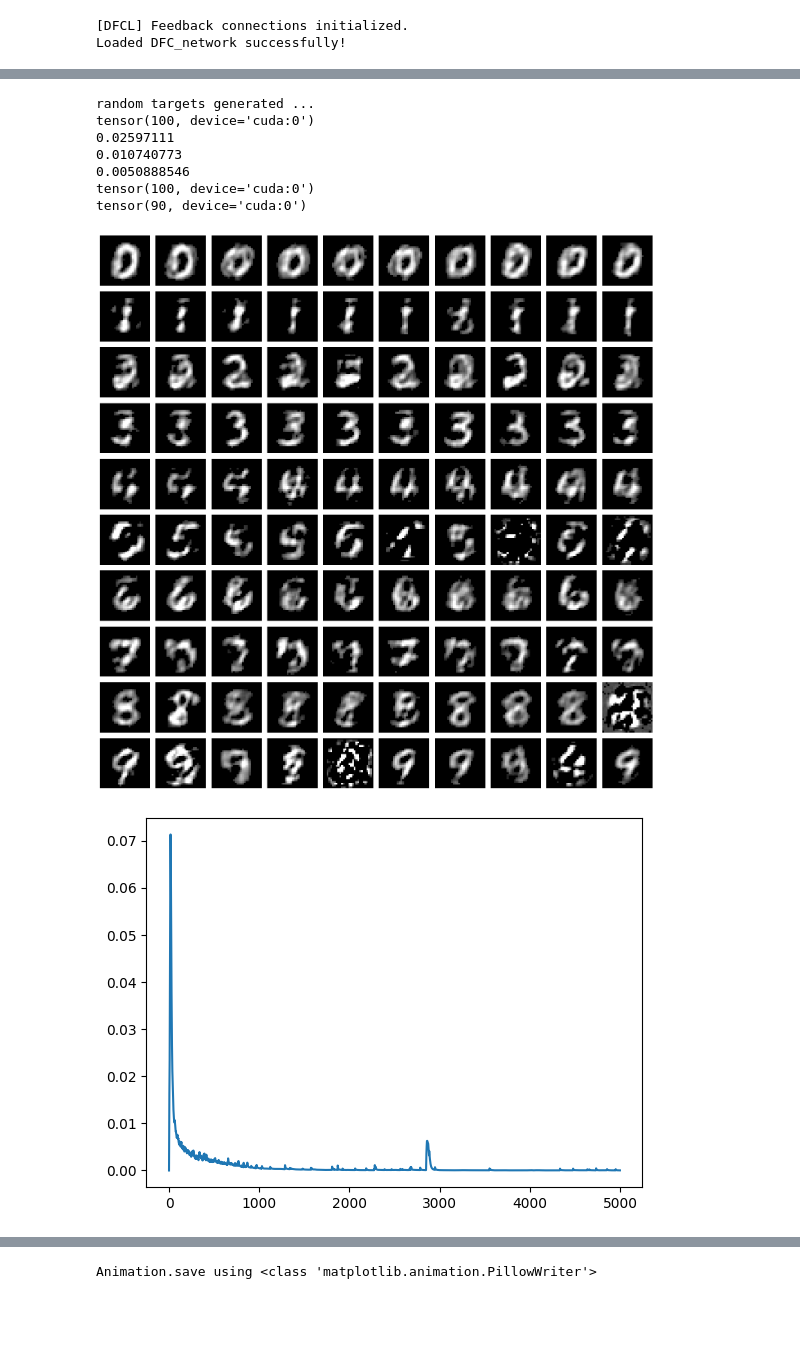
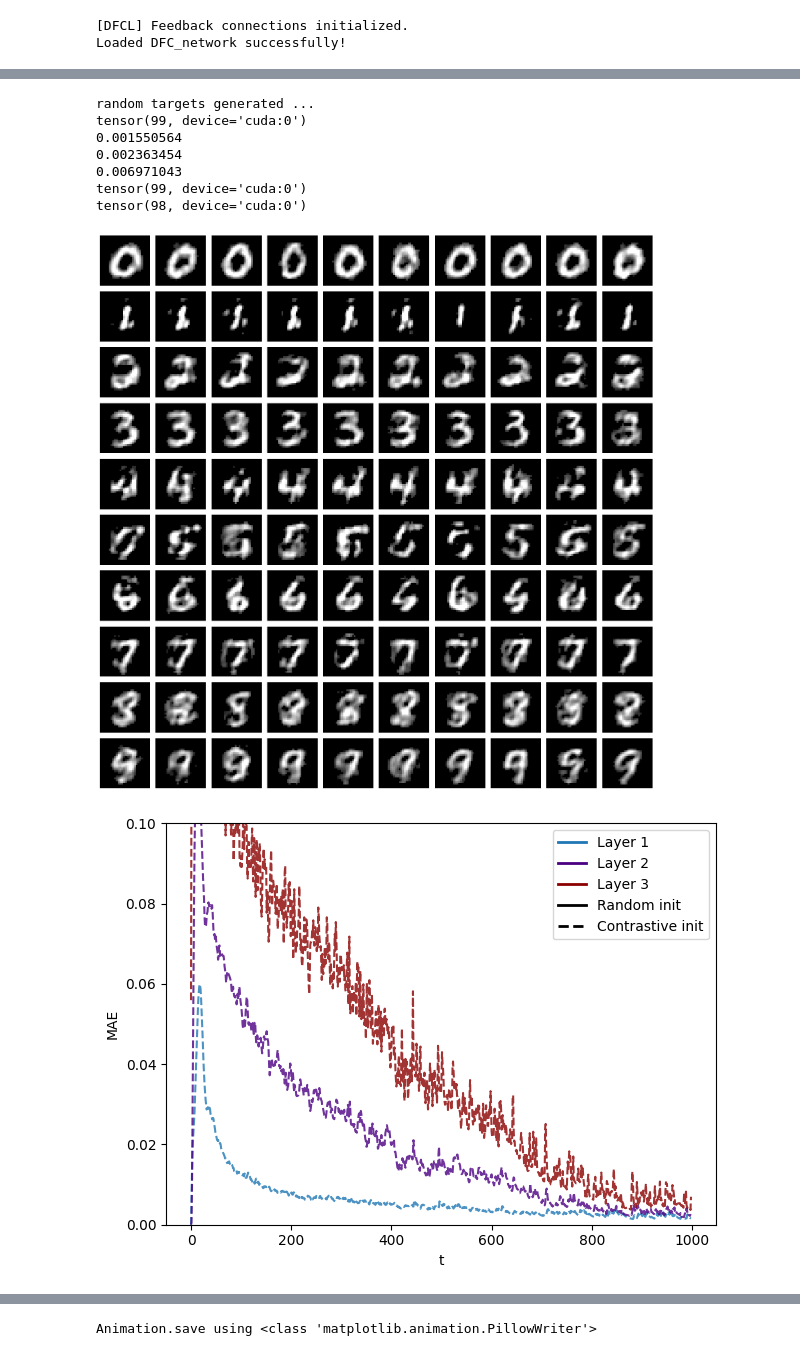
Before and after one commit to s-de-haan/Equilibrium-Fisher-Control, a Jupyter notebook: Multilayer_experiments.ipynb, the cells around one changed output, grey strips where cells are left out. Cells and saved outputs as stored; diff of their text form; code cells hidden in the pictures; blank space fills up the shorter version.

```diff
--- a/Multilayer_experiments.ipynb
+++ b/Multilayer_experiments.ipynb
@@ -86,7 +86,7 @@ Training:
 model = DFCL_network_multilayer(config)
 
 # Load the trained weights
-checkpoint = torch.load("/cluster/raid/home/sschwartz/Equilibrium-Fisher-Control/outputs/DFCL_network_lr0.0001_03-17_17-04-09/model.pt", map_location=torch.device(config.device))
+checkpoint = torch.load("/cluster/raid/home/sschwartz/Equilibrium-Fisher-Control/outputs/DFCL_y_r_r_u_next_deriv_FF_first_low_thresh/model.pt", map_location=torch.device(config.device))
 model.load_state_dict(checkpoint)
 
 # Set model to evaluation mode
@@ -307,5 +323,6 @@ tensor(100, device='cuda:0')
 # %%
 batch_size = 100
+num_classes = 10
 
 Xs = []
 Ys = []
@@ -336,27 +353,27 @@ for batch in train_loader:
 X = torch.cat(Xs, dim=0)
 Y = torch.cat(Ys, dim=0)
 Y_label = torch.argmax(Y, dim=1)
-target = torch.cat(Y_preds,dim=0)
-target = F.one_hot(torch.tensor(target), num_classes=num_classes)
+target2 = torch.cat(Y_preds,dim=0)
+target2 = F.one_hot(torch.tensor(target2), num_classes=num_classes)
 
 print("random targets generated ...")
 
-generated_input, rs, video, diffs, diffs2, diffs3 = generate_samples(
+generated_input2, rs, video2, diffs_2, diffs2_2, diffs3_2, rs_hist = generate_samples(
     model,
-    target,
+    target2,
     batch_size=batch_size,
-    tmax=5000,
+    tmax=1000,
     init_input=X.to(model.device),
     thresholds=[0.1, 0.1, 0.1, 0.1],
 )
 
-print((target.argmax(dim=1) == rs[-1].argmax(dim=1)).sum())
-print((target.argmax(dim=1) == model(generated_input).argmax(dim=1)).sum())
+print((target2.argmax(dim=1) == rs[-1].argmax(dim=1)).sum())
+print((target2.argmax(dim=1) == model(generated_input2).argmax(dim=1)).sum())
 # %% [output]
 random targets generated ...
-tensor(100, device='cuda:0')
-0.02597111
-0.010740773
-0.0050888546
-tensor(100, device='cuda:0')
-tensor(90, device='cuda:0')
+tensor(99, device='cuda:0')
+0.001550564
+0.002363454
+0.006971043
+tensor(99, device='cuda:0')
+tensor(98, device='cuda:0')
@@ -418,9 +416,11 @@ for i in range(n_samples):
     #plt.imshow(imgs[i], cmap="gray", vmin=0, vmax=1)
     #plt.imshow(imgs[i], cmap="gray")
     plt.axis("off")
+    if i ==100:
+        break
 
 plt.tight_layout()
 
 plt.show()
 # %% [output]
-[figure, old version]
+[figure, new version]
@@ -453,5 +427,40 @@ plt.show()
 # %%
-plt.plot(diffs)
+import matplotlib.pyplot as plt
+from matplotlib.lines import Line2D
+
+# Darker colors
+colors = {
+    "layer1": "#1f77b4",  # dark blue
+    "layer2": "#4b0082",  # indigo (darker purple)
+    "layer3": "#8b0000",  # dark red
+}
+
+"""# Solid lines (first dataset)
+plt.plot(diffs,  alpha=0.8, color=colors["layer1"])
+plt.plot(diffs2, alpha=0.8, color=colors["layer2"])
+plt.plot(diffs3, alpha=0.8, color=colors["layer3"])"""
+
+# Dashed lines (second dataset)
+plt.plot(diffs_2,  alpha=0.8, color=colors["layer1"], linestyle="--")
+plt.plot(diffs2_2, alpha=0.8, color=colors["layer2"], linestyle="--")
+plt.plot(diffs3_2, alpha=0.8, color=colors["layer3"], linestyle="--")
+
+plt.ylim([0, 0.1])
+plt.xlabel("t")
+plt.ylabel("MAE")
+
+# Custom legend
+legend_elements = [
+    Line2D([0], [0], color=colors["layer1"], lw=2, label="Layer 1"),
+    Line2D([0], [0], color=colors["layer2"], lw=2, label="Layer 2"),
+    Line2D([0], [0], color=colors["layer3"], lw=2, label="Layer 3"),
+    Line2D([0], [0], color="black", lw=2, linestyle="-", label="Random init"),
+    Line2D([0], [0], color="black", lw=2, linestyle="--", label="Contrastive init"),
+]
+
+plt.legend(handles=legend_elements)
+
+plt.tight_layout()
 plt.show()
 # %% [output]
-[figure, old version]
+[figure, new version]
```
Also changed, not shown: parts of 29 cells of this notebook, 11 other files.
